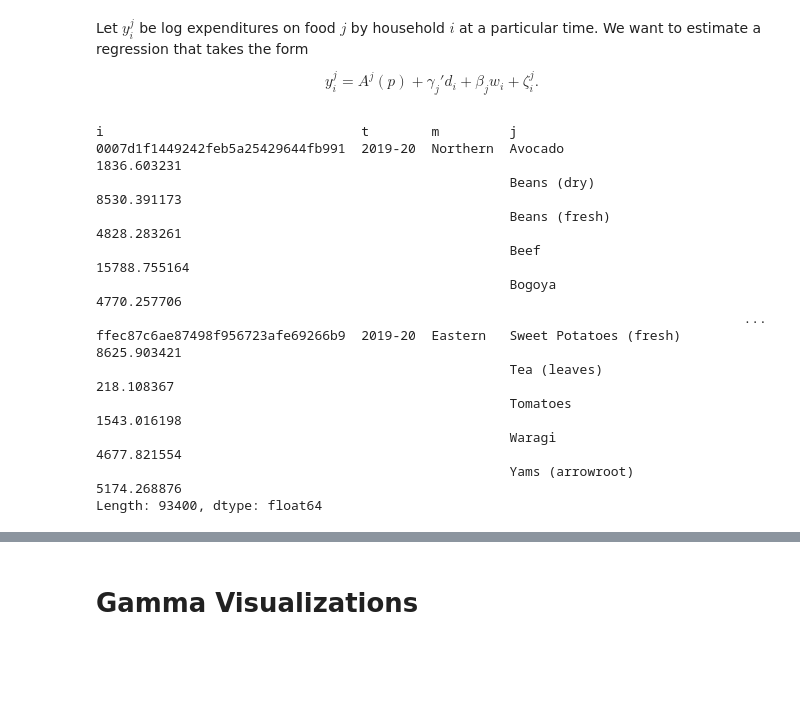
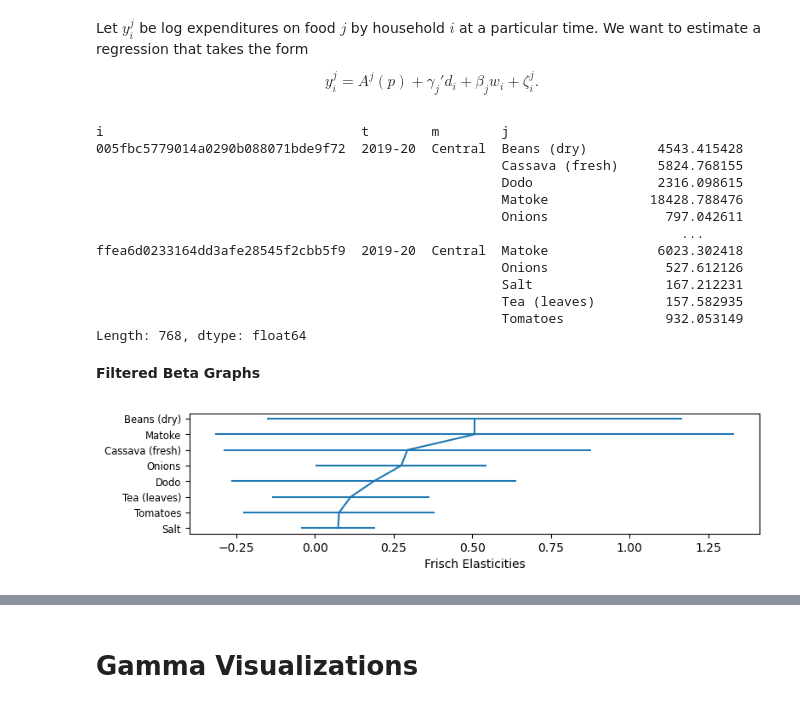
Before and after one commit to allisonpvn/ENVECON153_Proj3, a Jupyter notebook: Code.ipynb, the cells around one changed output, grey strips where cells are left out. Saved outputs shown, nothing was run; the diff lists cells and outputs as text; code cells hidden in the pictures; blank space fills up the shorter version.

Commit message:
beta

```diff
--- a/Code.ipynb
+++ b/Code.ipynb
@@ -200,25 +200,32 @@ result_uganda = Regression(y=y_uganda,d=d_uganda)
 result_tanzania = Regression(y=y_tanzania,d=d_tanzania)
 result_senegal = Regression(y=y_senegal,d=d_senegal)
 result_mali = Regression(y=y_mali,d=d_mali)
+# %%
+filter_result_uganda = Regression(y=y_uganda,d=d_uganda_filter)
+filter_result_tanzania = Regression(y=y_tanzania,d=d_tanzania_filter)
 # %%
-result_uganda.predicted_expenditures()
+filter_result_uganda.predicted_expenditures()
 # %% [output]
-i                                 t        m         j
-0007d1f1449242feb5a25429644fb991  2019-20  Northern  Avocado                    1836.603231
-                                                     Beans (dry)                8530.391173
-                                                     Beans (fresh)              4828.283261
-                                                     Beef                      15788.755164
-                                                     Bogoya                     4770.257706
-                                                                                   ...
-ffec87c6ae87498f956723afe69266b9  2019-20  Eastern   Sweet Potatoes (fresh)     8625.903421
-                                                     Tea (leaves)                218.108367
-                                                     Tomatoes                   1543.016198
-                                                     Waragi                     4677.821554
-                                                     Yams (arrowroot)           5174.268876
-Length: 93400, dtype: float64
+i                                 t        m        j
+005fbc5779014a0290b088071bde9f72  2019-20  Central  Beans (dry)         4543.415428
+                                                    Cassava (fresh)     5824.768155
+                                                    Dodo                2316.098615
+                                                    Matoke             18428.788476
+                                                    Onions               797.042611
+                                                                           ...
+ffea6d0233164dd3afe28545f2cbb5f9  2019-20  Central  Matoke              6023.302418
+                                                    Onions               527.612126
+                                                    Salt                 167.212231
+                                                    Tea (leaves)         157.582935
+                                                    Tomatoes             932.053149
+Length: 768, dtype: float64
+# %% [markdown]
+**Filtered Beta Graphs**
 # %%
 #%matplotlib inline
 #df = pd.DataFrame({'y':y_uganda,'yhat':result_uganda.get_predicted_log_expenditures()})
 #df.plot.scatter(x='yhat',y='y')
 # %%
-#ax = result_uganda.graph_beta()
+ax_filter_uganda = filter_result_uganda.graph_beta()
+# %% [output]
+[figure, added]
```
Also changed, not shown: parts of 4 cells of this notebook.
